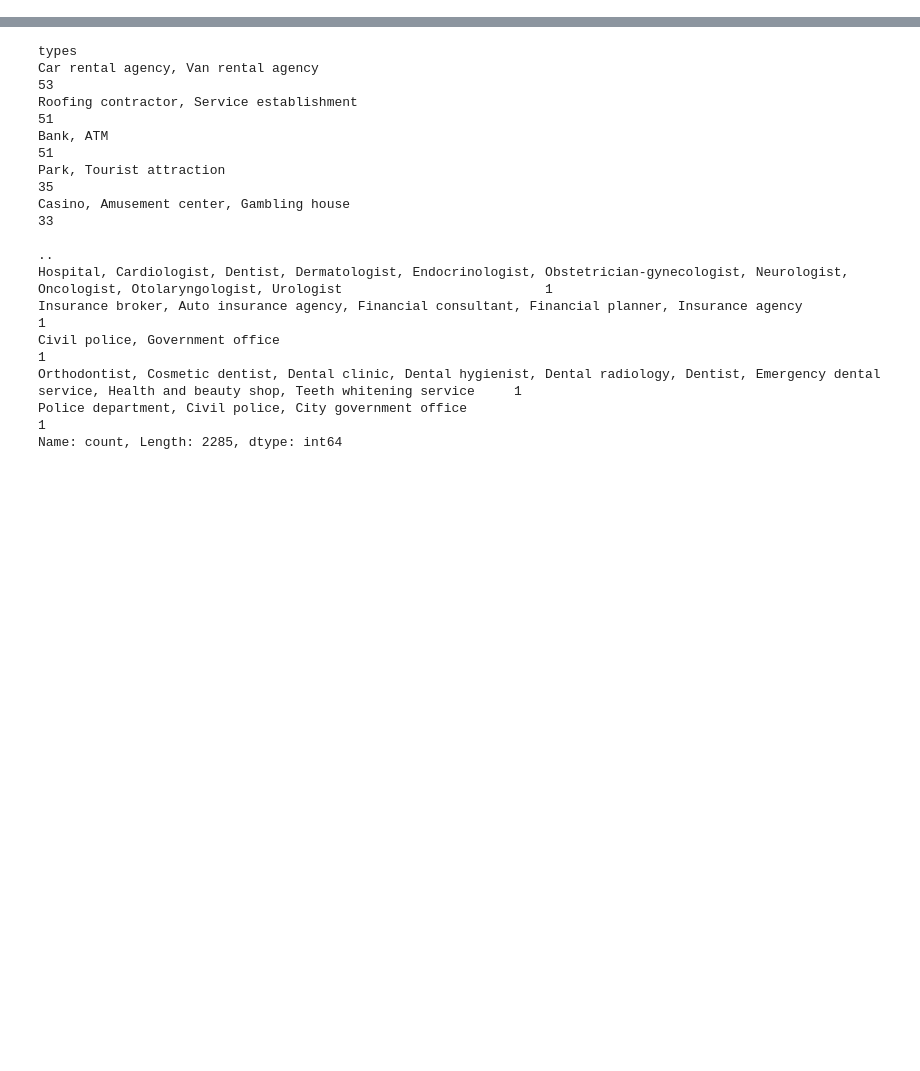
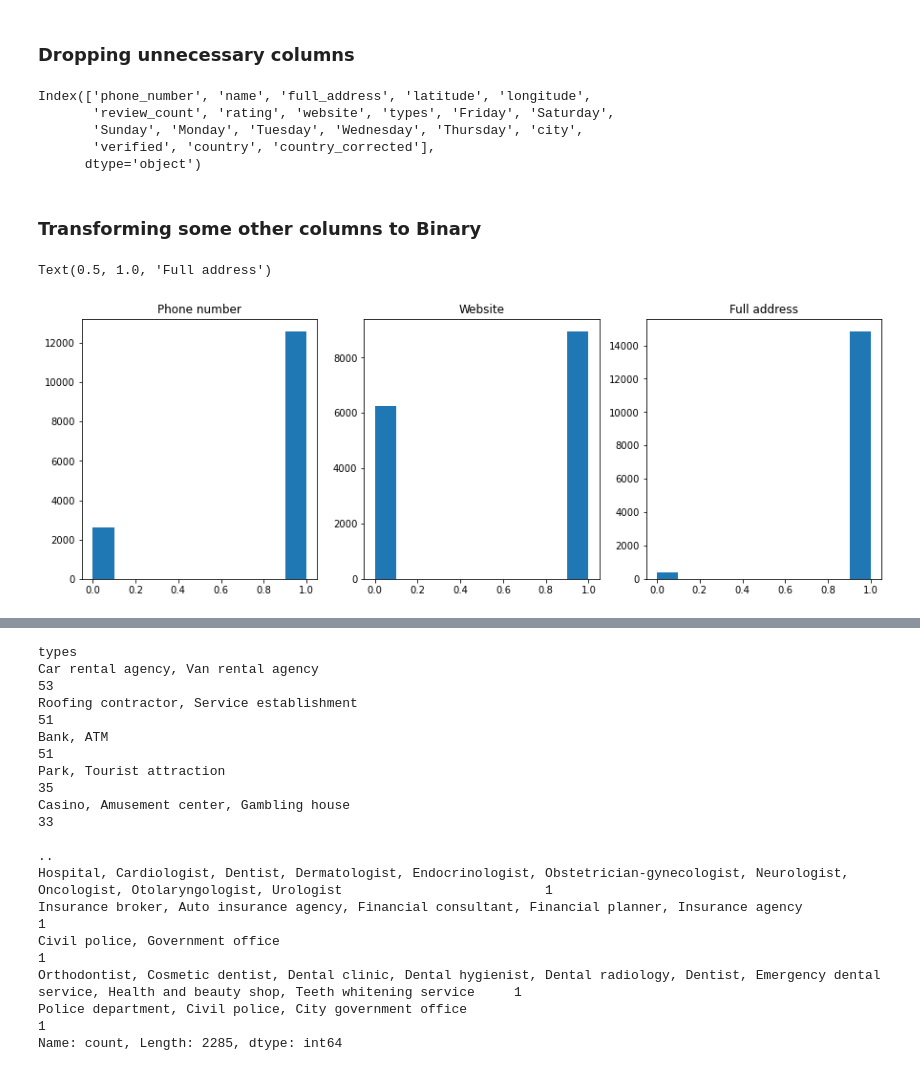
Before and after one commit to kowalskihubert/Google-Places-Clustering, a Jupyter notebook: google_places_FE_2.ipynb, the cells around one changed output, grey strips where cells are left out. Cells and saved outputs as stored; diff of their text form; code cells hidden in the pictures; blank space fills up the shorter version.

```diff
--- a/app.ipynb
+++ b/google_places_FE_2.ipynb
@@ -0,0 +5,2 @@
+# %%
+data = pd.read_csv('./data/data_prep.csv')
@@ -0,0 +34,23 @@
+# %% [markdown]
+### Dropping unnecessary columns
+# %%
+# Drop the following columns: business_id, timezone, place_id, place_link, state, Friday_morning,
+# Friday_afternoon ... Thursday_evening, geo_cluster
+data = data.drop(columns=['business_id', 'timezone', 'place_id', 'place_link', 'state',
+        'Friday_morning', 'Friday_afternoon', 'Friday_evening', 'Saturday_morning',
+       'Saturday_afternoon', 'Saturday_evening', 'Sunday_morning',
+       'Sunday_afternoon', 'Sunday_evening', 'Monday_morning',
+       'Monday_afternoon', 'Monday_evening', 'Tuesday_morning',
+       'Tuesday_afternoon', 'Tuesday_evening', 'Wednesday_morning',
+       'Wednesday_afternoon', 'Wednesday_evening', 'Thursday_morning',
+       'Thursday_afternoon', 'Thursday_evening','geo_cluster'])
+
+data.columns
+# %% [output]
+Index(['phone_number', 'name', 'full_address', 'latitude', 'longitude',
+       'review_count', 'rating', 'website', 'types', 'Friday', 'Saturday',
+       'Sunday', 'Monday', 'Tuesday', 'Wednesday', 'Thursday', 'city',
+       'verified', 'country', 'country_corrected'],
+      dtype='object')
+# %% [markdown]
+### Transforming some other columns to Binary
@@ -0,0 +64,14 @@
+# %%
+# Plot phone number, website and full adress histograms:
+# Plot in one figure. Give titles to each plot
+
+fig, axs = plt.subplots(1, 3, figsize=(15, 5))
+axs[0].hist(data['phone_number'])
+axs[0].set_title('Phone number')
+axs[1].hist(data['website'])
+axs[1].set_title('Website')
+axs[2].hist(data['full_address'])
+axs[2].set_title('Full address')
+# %% [output]
+Text(0.5, 1.0, 'Full address')
+[figure, added]
```
Also changed, not shown: parts of 55 cells of this notebook, 2 other files.
